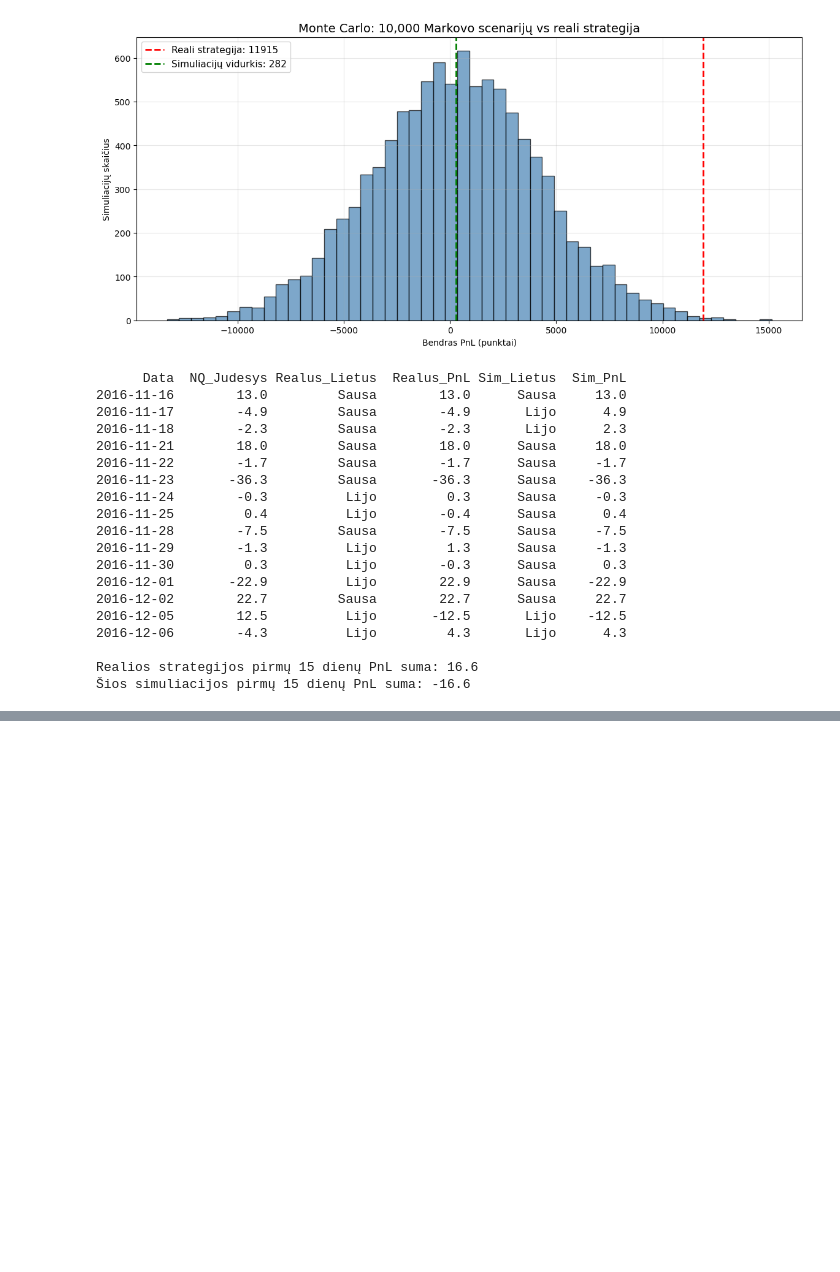
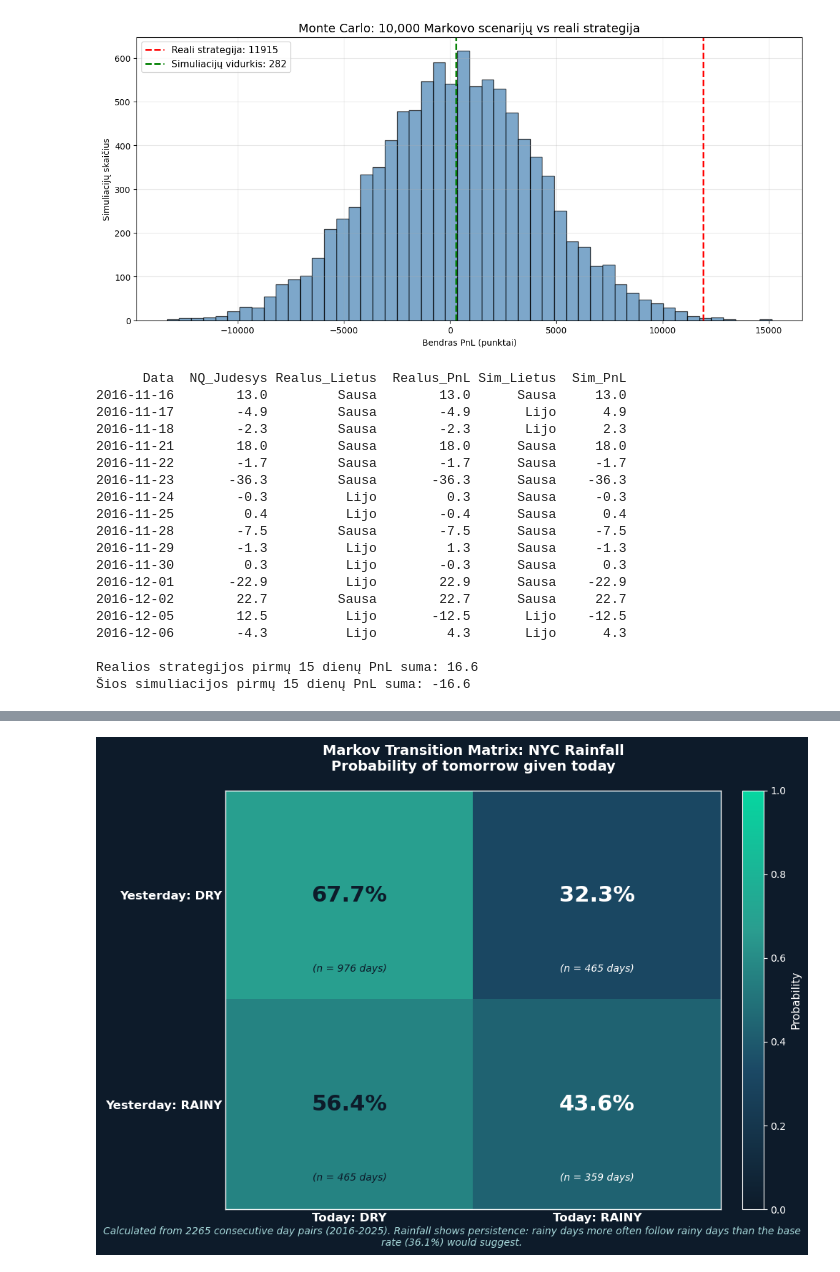
Before and after one commit to gabrielius-mazeika/nq-monte-carlo-analysis, a Jupyter notebook: 01_data_exploration.ipynb, the cells around one changed output, grey strips where cells are left out. Saved outputs shown, nothing was run; the diff lists cells and outputs as text; code cells hidden in the pictures; blank space fills up the shorter version.

```diff
--- a/01_data_exploration.ipynb
+++ b/01_data_exploration.ipynb
@@ -548,0 +1316,84 @@ Realios strategijos pirmų 15 dienų PnL suma: 16.6
+# %%
+import matplotlib.pyplot as plt
+import numpy as np
+
+# Užtikrinam, kad matrica yra atminty
+if 'transition_matrix' not in dir():
+    merged_clean['Prev_Rainy'] = merged_clean['Rainy'].shift(1)
+    transitions = merged_clean.dropna(subset=['Prev_Rainy'])
+    transition_matrix = pd.crosstab(
+        transitions['Prev_Rainy'],
+        transitions['Rainy'],
+        normalize='index'
+    )
+
+# Vizualizacija
+fig, ax = plt.subplots(figsize=(10, 7), facecolor='#0d1b2a')
+ax.set_facecolor('#0d1b2a')
+
+matrix_values = transition_matrix.values
+labels = ['Dry', 'Rainy']
+
+# Custom colormap — tamsus į šviesų teal/cyan
+from matplotlib.colors import LinearSegmentedColormap
+colors_list = ['#0d1b2a', '#1b4965', '#2a9d8f', '#06d6a0']
+custom_cmap = LinearSegmentedColormap.from_list('custom_teal', colors_list, N=256)
+
+im = ax.imshow(matrix_values, cmap=custom_cmap, aspect='auto', vmin=0, vmax=1)
+
+# Spalvinis bar'as
+cbar = plt.colorbar(im, ax=ax, fraction=0.046, pad=0.04)
+cbar.set_label('Probability', color='white', fontsize=11)
+cbar.ax.tick_params(colors='white')
+cbar.outline.set_edgecolor('white')
+
+# Tekstas ląstelėse
+for i in range(2):
+    for j in range(2):
+        value = matrix_values[i, j]
+        # Spalva priklauso nuo fono
+        text_color = 'white' if value < 0.55 else '#0d1b2a'
+        ax.text(j, i, f'{value:.1%}',
+                ha='center', va='center',
+                color=text_color, fontsize=22, fontweight='bold')
+
+        # Mažesnis tekstas su dienų skaičiumi
+        n_days_in_state = transitions[transitions['Prev_Rainy'] == bool(i)]
+        n_total = len(n_days_in_state)
+        n_count = int(value * n_total)
+        ax.text(j, i + 0.35, f'(n = {n_count} days)',
+                ha='center', va='center',
+                color=text_color, fontsize=10, style='italic')
+
+# Ašys
+ax.set_xticks([0, 1])
+ax.set_yticks([0, 1])
+ax.set_xticklabels(['Today: DRY', 'Today: RAINY'], color='white', fontsize=12, fontweight='bold')
+ax.set_yticklabels(['Yesterday: DRY', 'Yesterday: RAINY'], color='white', fontsize=12, fontweight='bold')
+
+# Pastoryti rėmus
+for spine in ax.spines.values():
+    spine.set_edgecolor('white')
+    spine.set_linewidth(1)
+
+ax.tick_params(colors='white', length=0)
+
+# Pavadinimas
+ax.set_title('Markov Transition Matrix: NYC Rainfall\nProbability of tomorrow given today',
+             color='white', fontsize=14, fontweight='bold', pad=20)
+
+# Apatinis paaiškinimas
+fig.text(0.5, -0.02,
+         f'Calculated from {len(transitions)} consecutive day pairs (2016-2025). '
+         'Rainfall shows persistence: rainy days more often follow rainy days than the base rate (36.1%) would suggest.',
+         ha='center', color='#a8dadc', fontsize=10, style='italic', wrap=True)
+
+plt.tight_layout()
+plt.savefig('markov_matrix.png', dpi=150, bbox_inches='tight', facecolor='#0d1b2a')
+plt.show()
+
+print("Matrica išsaugota: markov_matrix.png")
+print("\nReikšmės:")
+print(transition_matrix.round(3))
+# %% [output]
+[figure, added]
```
Also changed, not shown: parts of 14 cells of this notebook.
